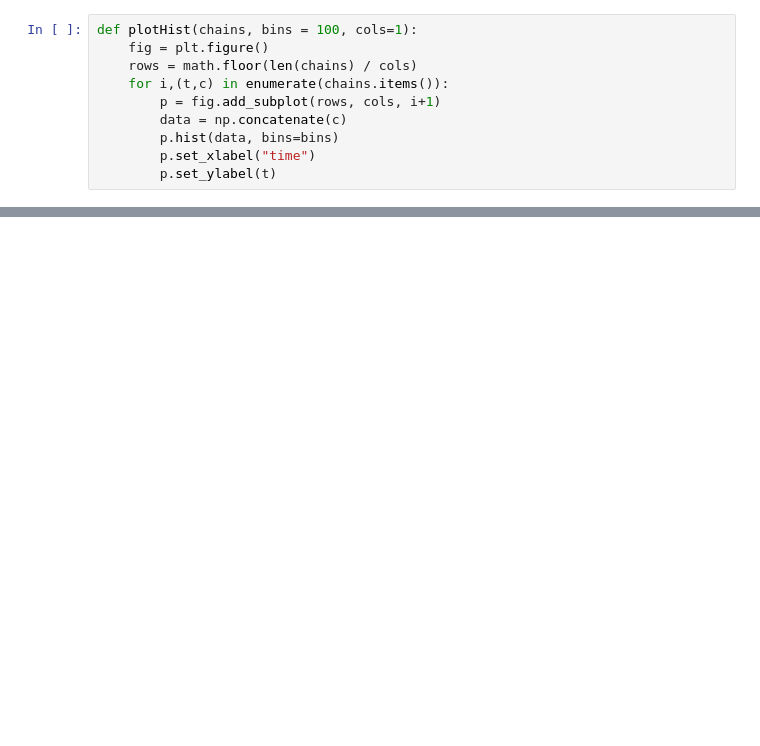
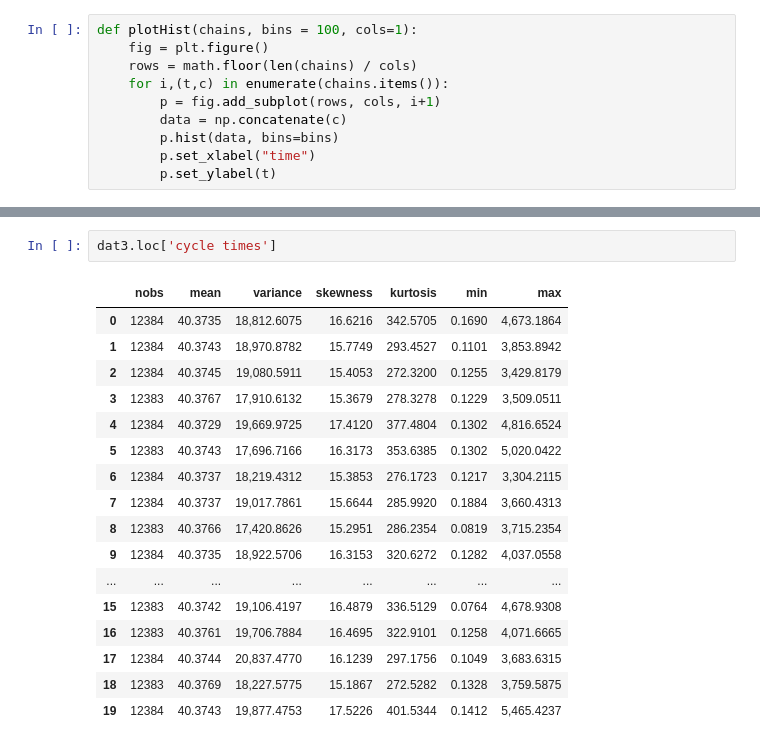
Before and after one commit to larskuhtz/ChainwebSimulations, a Jupyter notebook: DifficultyAdjustment.ipynb, the cells around one changed output, grey strips where cells are left out. Saved outputs shown, nothing was run; the diff lists cells and outputs as text; blank space fills up the shorter version.

```diff
--- a/DifficultyAdjustment.ipynb
+++ b/DifficultyAdjustment.ipynb
@@ -553,0 +575,20 @@ for i,(t,c) in enumerate(cs.items()):
+# %%
+dat3.loc['cycle times']
+# %% [output]
+|  | nobs | mean | variance | skewness | kurtosis | min | max |
+| 0 | 12384 | 40.3735 | 18,812.6075 | 16.6216 | 342.5705 | 0.1690 | 4,673.1864 |
+| 1 | 12384 | 40.3743 | 18,970.8782 | 15.7749 | 293.4527 | 0.1101 | 3,853.8942 |
+| 2 | 12384 | 40.3745 | 19,080.5911 | 15.4053 | 272.3200 | 0.1255 | 3,429.8179 |
+| 3 | 12383 | 40.3767 | 17,910.6132 | 15.3679 | 278.3278 | 0.1229 | 3,509.0511 |
+| 4 | 12384 | 40.3729 | 19,669.9725 | 17.4120 | 377.4804 | 0.1302 | 4,816.6524 |
+| 5 | 12383 | 40.3743 | 17,696.7166 | 16.3173 | 353.6385 | 0.1302 | 5,020.0422 |
+| 6 | 12384 | 40.3737 | 18,219.4312 | 15.3853 | 276.1723 | 0.1217 | 3,304.2115 |
+| 7 | 12384 | 40.3737 | 19,017.7861 | 15.6644 | 285.9920 | 0.1884 | 3,660.4313 |
+| 8 | 12383 | 40.3766 | 17,420.8626 | 15.2951 | 286.2354 | 0.0819 | 3,715.2354 |
+| 9 | 12384 | 40.3735 | 18,922.5706 | 16.3153 | 320.6272 | 0.1282 | 4,037.0558 |
+| ... | ... | ... | ... | ... | ... | ... | ... |
+| 15 | 12383 | 40.3742 | 19,106.4197 | 16.4879 | 336.5129 | 0.0764 | 4,678.9308 |
+| 16 | 12383 | 40.3761 | 19,706.7884 | 16.4695 | 322.9101 | 0.1258 | 4,071.6665 |
+| 17 | 12384 | 40.3744 | 20,837.4770 | 16.1239 | 297.1756 | 0.1049 | 3,683.6315 |
+| 18 | 12383 | 40.3769 | 18,227.5775 | 15.1867 | 272.5282 | 0.1328 | 3,759.5875 |
+| 19 | 12384 | 40.3743 | 19,877.4753 | 17.5226 | 401.5344 | 0.1412 | 5,465.4237 |
```
Also changed, not shown: parts of 29 cells of this notebook.
